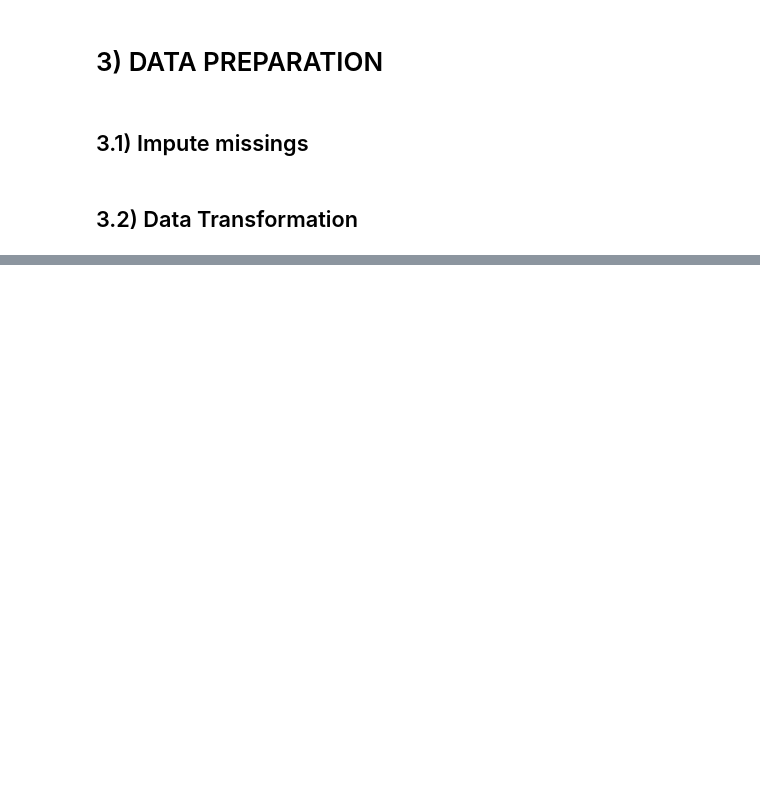
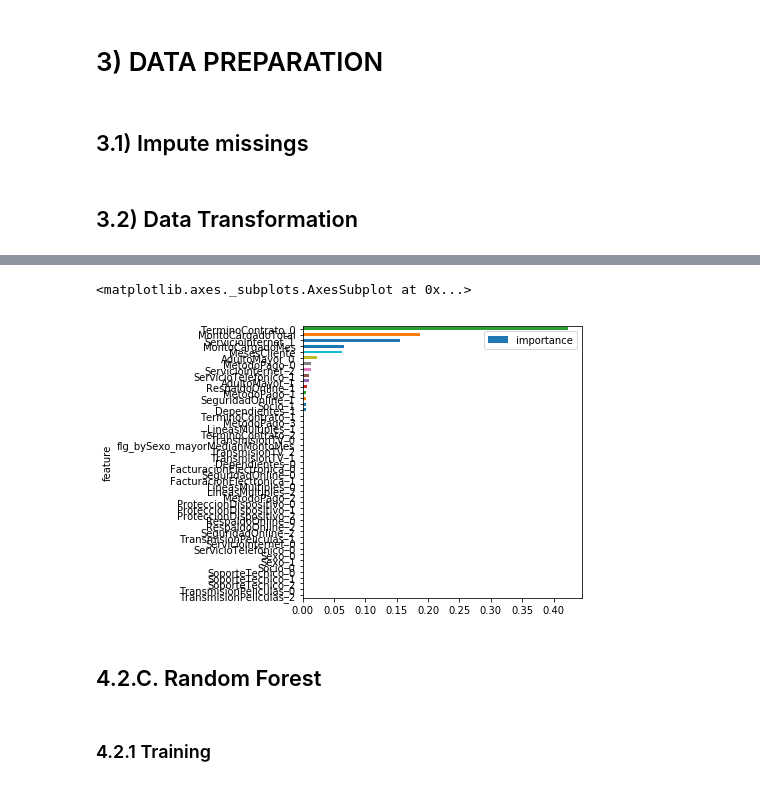
Before and after one commit to JuanDiegoCA/DSRP_Semillero_Churn, a Jupyter notebook: semillero-kaggle-JDCA-v1.ipynb, the cells around one changed output, grey strips where cells are left out. Saved outputs shown, nothing was run; the diff lists cells and outputs as text; code cells hidden in the pictures; blank space fills up the shorter version.

```diff
--- a/semillero-kaggle-JDCA-v1.ipynb
+++ b/semillero-kaggle-JDCA-v1.ipynb
@@ -266,0 +584,8 @@ ds_test = pd.get_dummies(ds_test, columns=['ProteccionDispositivo','SoporteTecni
+# %%
+df_feature_importances = pd.DataFrame()
+df_feature_importances['feature'] = X_train.columns
+df_feature_importances['importance'] = model.feature_importances_/model.feature_importances_.sum()
+df_feature_importances = df_feature_importances.sort_values(by = ['importance','feature'],ascending=False)
+df_feature_importances.reset_index(drop = True,inplace=True)
+
+df_feature_importances
@@ -266,0 +610,14 @@ ds_test = pd.get_dummies(ds_test, columns=['ProteccionDispositivo','SoporteTecni
+# %%
+df_feature_importances[['feature','importance']].sort_values(by=['importance'],
+                                                             ascending = [True]).plot(kind='barh',
+                                                             x='feature',
+                                                             y='importance',
+                                                             legend=True,
+                                                             figsize=(5, 5))
+# %% [output]
+<matplotlib.axes._subplots.AxesSubplot at 0x...>
+[figure, added]
+# %% [markdown]
+## 4.2.C. Random Forest
+# %% [markdown]
+### 4.2.1 Training
```
Also changed, not shown: parts of 73 cells of this notebook, 3 other files.
